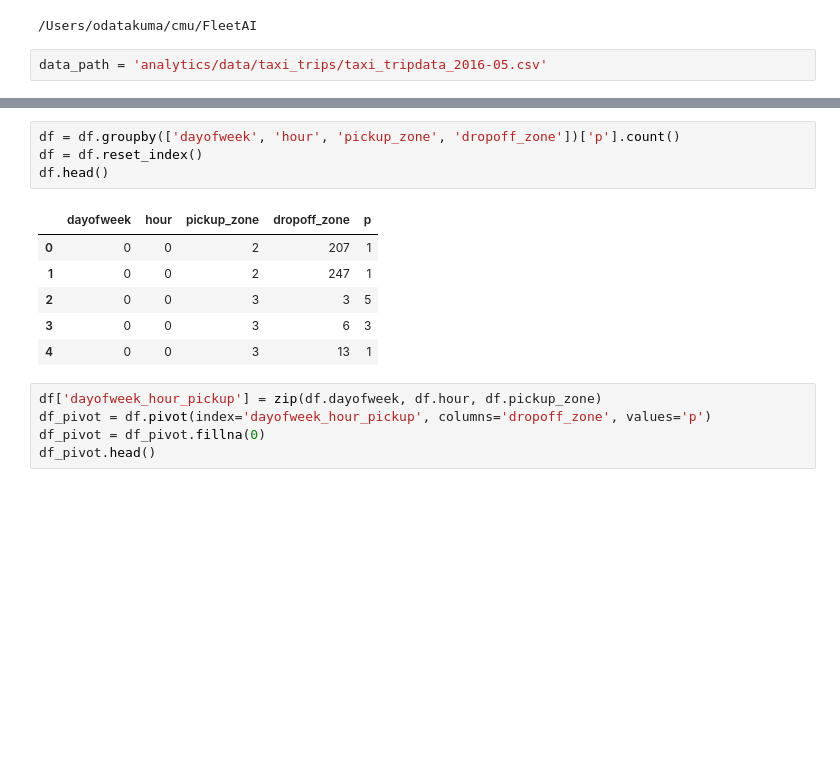
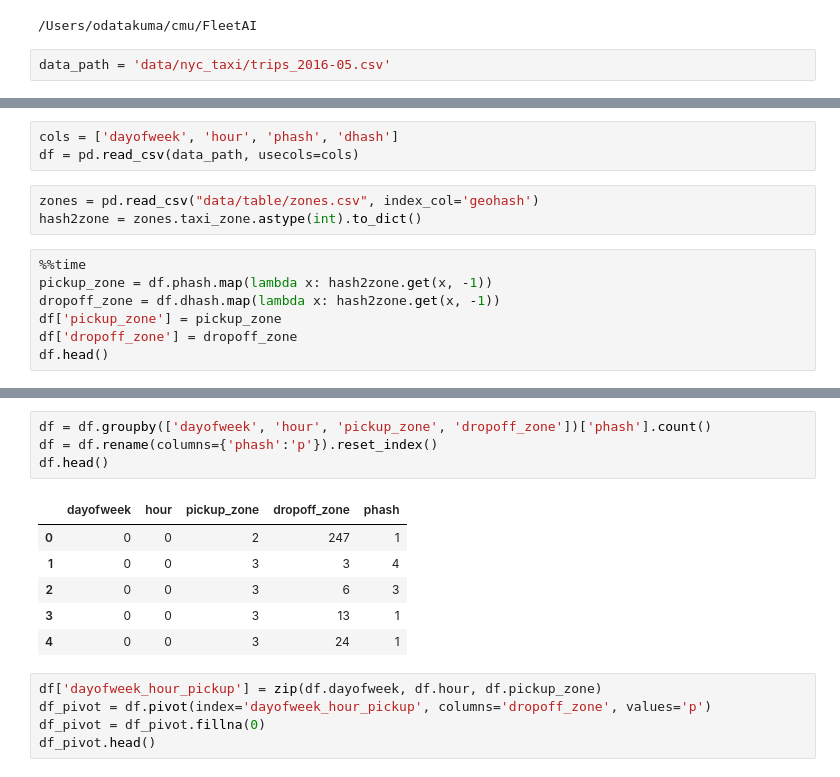
Before and after one commit to hitsuji5/FleetAI, a Jupyter notebook: analytics/create_pdest_table.ipynb, the cells around one changed output, grey strips where cells are left out. Saved outputs shown, nothing was run; the diff lists cells and outputs as text; blank space fills up the shorter version.

```diff
--- a/analytics/destination_prediction.ipynb
+++ b/analytics/create_pdest_table.ipynb
@@ -14,4 +14,4 @@ cd ..
 # %% [output]
 /Users/odatakuma/cmu/FleetAI
 # %%
-data_path = 'analytics/data/taxi_trips/taxi_tripdata_2016-05.csv'
+data_path = 'data/nyc_taxi/trips_2016-05.csv'
@@ -30,0 +18,13 @@ df.head()
+# %%
+cols = ['dayofweek', 'hour', 'phash', 'dhash']
+df = pd.read_csv(data_path, usecols=cols)
+# %%
+zones = pd.read_csv("data/table/zones.csv", index_col='geohash')
+hash2zone = zones.taxi_zone.astype(int).to_dict()
+# %%
+%%time
+pickup_zone = df.phash.map(lambda x: hash2zone.get(x, -1))
+dropoff_zone = df.dhash.map(lambda x: hash2zone.get(x, -1))
+df['pickup_zone'] = pickup_zone
+df['dropoff_zone'] = dropoff_zone
+df.head()
@@ -31,14 +34,14 @@ df.head()
 # %%
-df = df.groupby(['dayofweek', 'hour', 'pickup_zone', 'dropoff_zone'])['p'].count()
-df = df.reset_index()
+df = df.groupby(['dayofweek', 'hour', 'pickup_zone', 'dropoff_zone'])['phash'].count()
+df = df.rename(columns={'phash':'p'}).reset_index()
 df.head()
 # %% [output]
-|  | dayofweek | hour | pickup_zone | dropoff_zone | p |
-| 0 | 0 | 0 | 2 | 207 | 1 |
-| 1 | 0 | 0 | 2 | 247 | 1 |
-| 2 | 0 | 0 | 3 | 3 | 5 |
-| 3 | 0 | 0 | 3 | 6 | 3 |
-| 4 | 0 | 0 | 3 | 13 | 1 |
+|  | dayofweek | hour | pickup_zone | dropoff_zone | phash |
+| 0 | 0 | 0 | 2 | 247 | 1 |
+| 1 | 0 | 0 | 3 | 3 | 4 |
+| 2 | 0 | 0 | 3 | 6 | 3 |
+| 3 | 0 | 0 | 3 | 13 | 1 |
+| 4 | 0 | 0 | 3 | 24 | 1 |
 # %%
 df['dayofweek_hour_pickup'] = zip(df.dayofweek, df.hour, df.pickup_zone)
 df_pivot = df.pivot(index='dayofweek_hour_pickup', columns='dropoff_zone', values='p')
```
Also changed, not shown: parts of 2 cells of this notebook, 14 other files.
